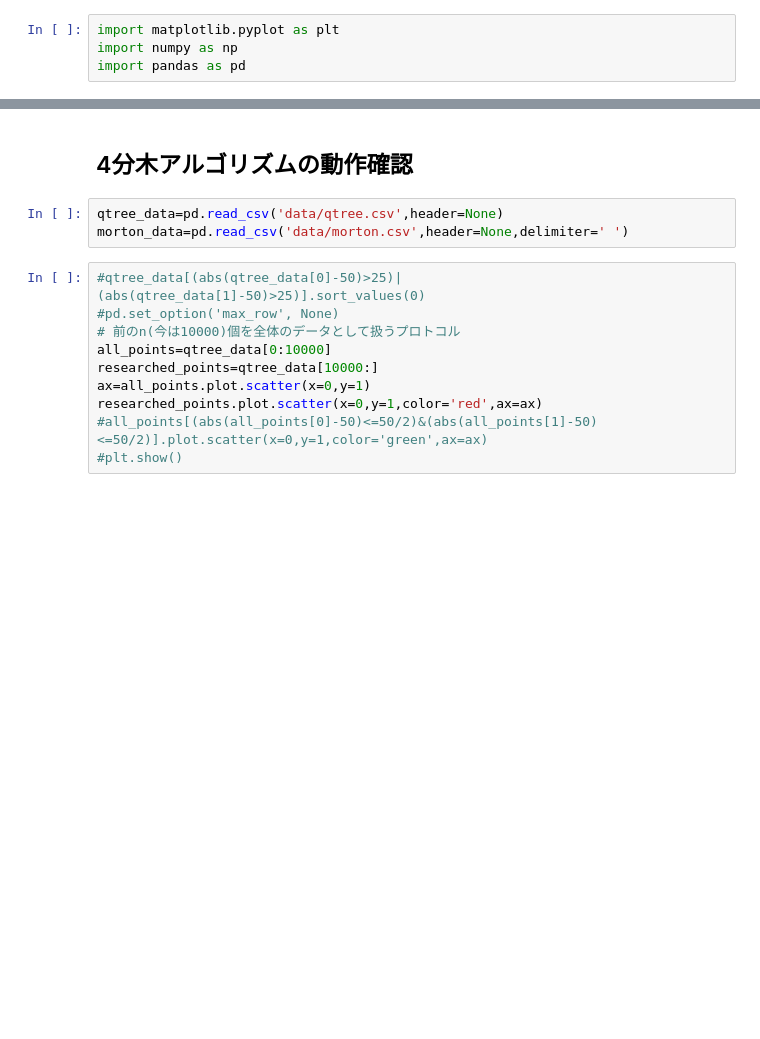
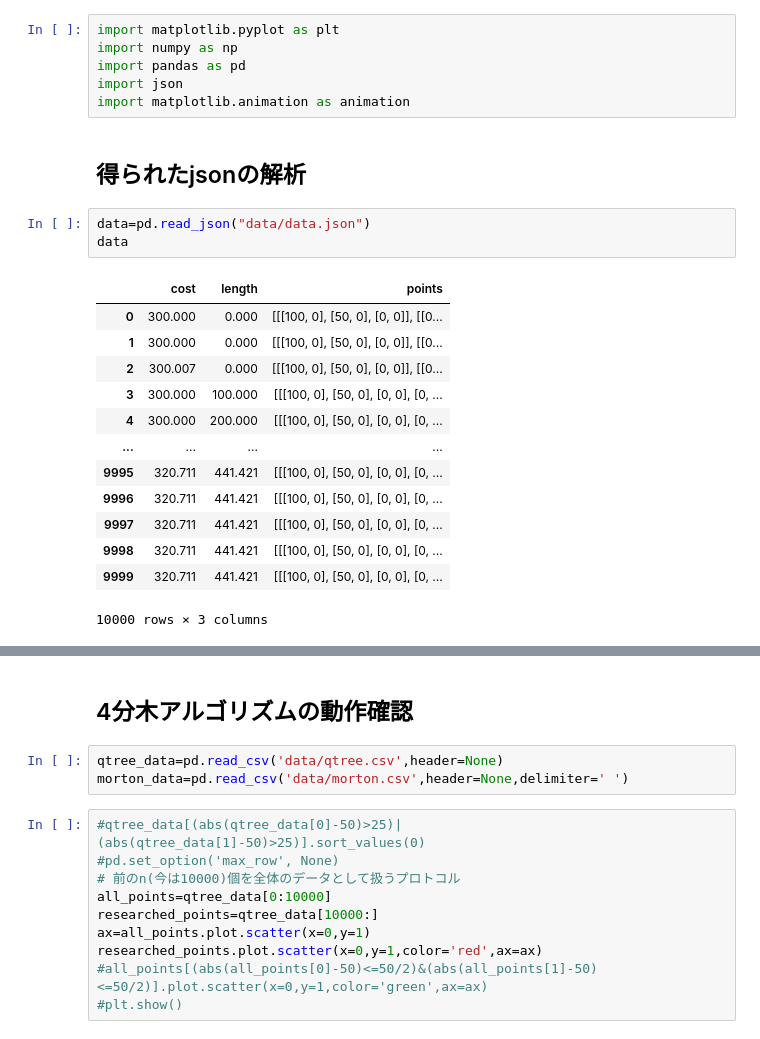
Before and after one commit to stakeval0/aco-steiner, a Jupyter notebook: analyze/analyze.ipynb, the cells around one changed output, grey strips where cells are left out. Saved outputs shown, nothing was run; the diff lists cells and outputs as text; blank space fills up the shorter version.

```diff
--- a/analyze/analyze.ipynb
+++ b/analyze/analyze.ipynb
@@ -2,3 +2,24 @@
 import matplotlib.pyplot as plt
 import numpy as np
 import pandas as pd
+import json
+import matplotlib.animation as animation
+# %% [markdown]
+## 得られたjsonの解析
+# %%
+data=pd.read_json("data/data.json")
+data
+# %% [output]
+|  | cost | length | points |
+| 0 | 300.000 | 0.000 | [[[100, 0], [50, 0], [0, 0]], [[0... |
+| 1 | 300.000 | 0.000 | [[[100, 0], [50, 0], [0, 0]], [[0... |
+| 2 | 300.007 | 0.000 | [[[100, 0], [50, 0], [0, 0]], [[0... |
+| 3 | 300.000 | 100.000 | [[[100, 0], [50, 0], [0, 0], [0, ... |
+| 4 | 300.000 | 200.000 | [[[100, 0], [50, 0], [0, 0], [0, ... |
+| ... | ... | ... | ... |
+| 9995 | 320.711 | 441.421 | [[[100, 0], [50, 0], [0, 0], [0, ... |
+| 9996 | 320.711 | 441.421 | [[[100, 0], [50, 0], [0, 0], [0, ... |
+| 9997 | 320.711 | 441.421 | [[[100, 0], [50, 0], [0, 0], [0, ... |
+| 9998 | 320.711 | 441.421 | [[[100, 0], [50, 0], [0, 0], [0, ... |
+| 9999 | 320.711 | 441.421 | [[[100, 0], [50, 0], [0, 0], [0, ... |
+10000 rows × 3 columns
```
Also changed, not shown: parts of 5 cells of this notebook, 3 other files.
